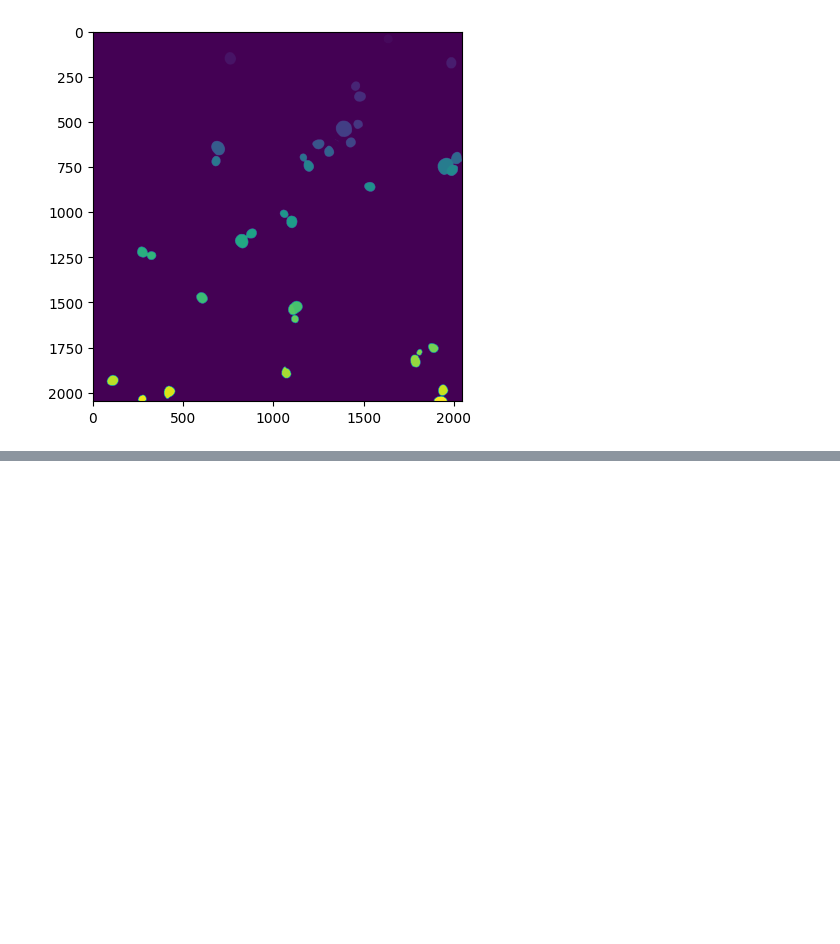
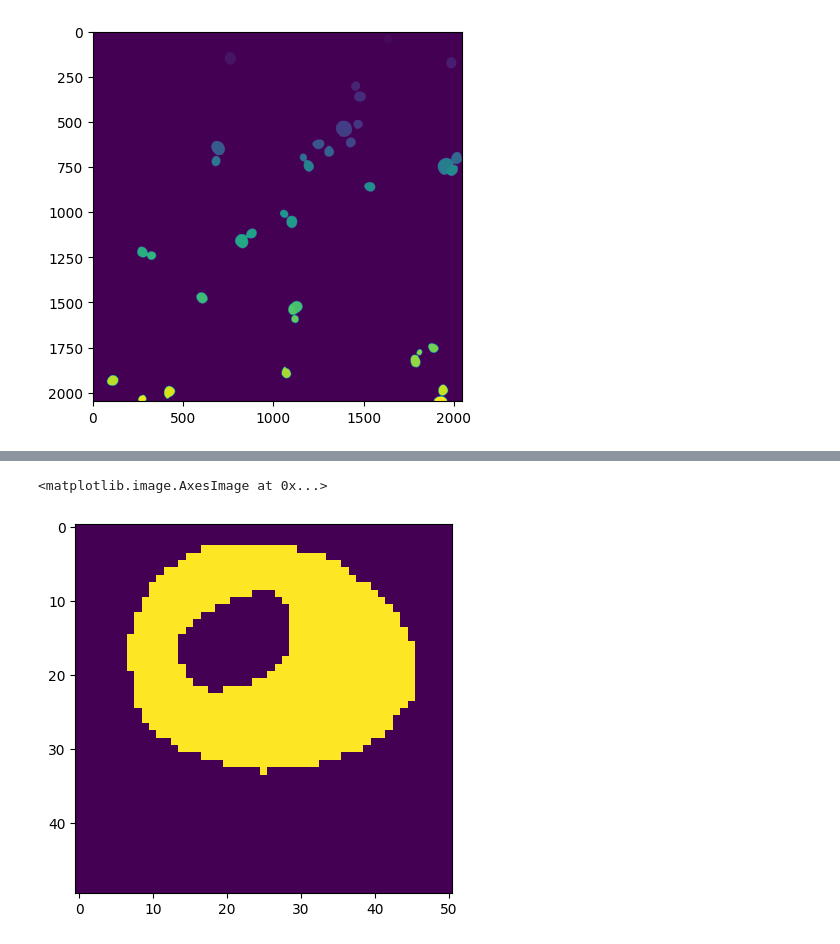
Before and after one commit to Cythion/NCC, a Jupyter notebook: CellCounter.ipynb, the cells around one changed output, grey strips where cells are left out. Drawn from its saved outputs; the diff is of its cells as text; code cells hidden in the pictures; blank space fills up the shorter version.

```diff
--- a/CellCounter.ipynb
+++ b/CellCounter.ipynb
@@ -278,0 +260,6 @@ plt.imshow(thresh)
+# %%
+clear = skimage.segmentation.clear_border(thresh)
+plt.imshow(clear)
+# %% [output]
+<matplotlib.image.AxesImage at 0x...>
+[figure, added]
```
Also changed, not shown: parts of 12 cells of this notebook.
